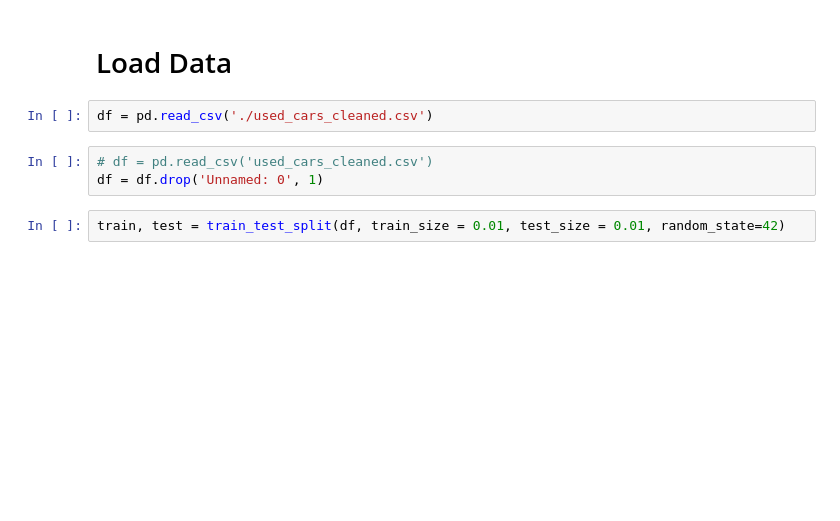
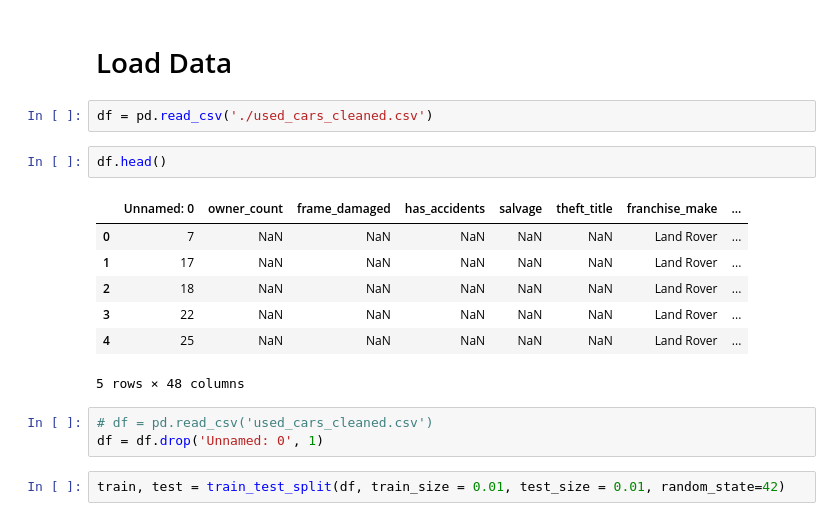
Before and after one commit to zeclayte/ds4a-used-car-prices-predict, a Jupyter notebook: used_cars_modeling_release.ipynb, the cells around one changed output. Cells and saved outputs as stored; diff of their text form; blank space fills up the shorter version.

```diff
--- a/used_cars_modeling_release.ipynb
+++ b/used_cars_modeling_release.ipynb
@@ -19,6 +19,16 @@ from sklearn.datasets import make_regression
 # Load Data
 # %%
 df = pd.read_csv('./used_cars_cleaned.csv')
+# %%
+df.head()
+# %% [output]
+|  | Unnamed: 0 | owner_count | frame_damaged | has_accidents | salvage | theft_title | franchise_make | ... |
+| 0 | 7 | NaN | NaN | NaN | NaN | NaN | Land Rover | ... |
+| 1 | 17 | NaN | NaN | NaN | NaN | NaN | Land Rover | ... |
+| 2 | 18 | NaN | NaN | NaN | NaN | NaN | Land Rover | ... |
+| 3 | 22 | NaN | NaN | NaN | NaN | NaN | Land Rover | ... |
+| 4 | 25 | NaN | NaN | NaN | NaN | NaN | Land Rover | ... |
+5 rows × 48 columns
 # %%
 # df = pd.read_csv('used_cars_cleaned.csv')
 df = df.drop('Unnamed: 0', 1)
```
Also changed, not shown: parts of 6 cells of this notebook.
